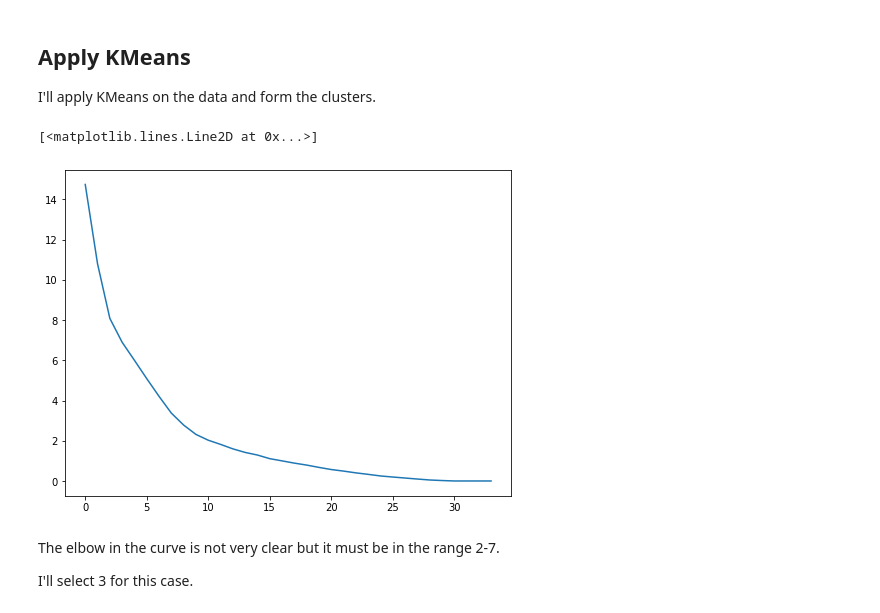
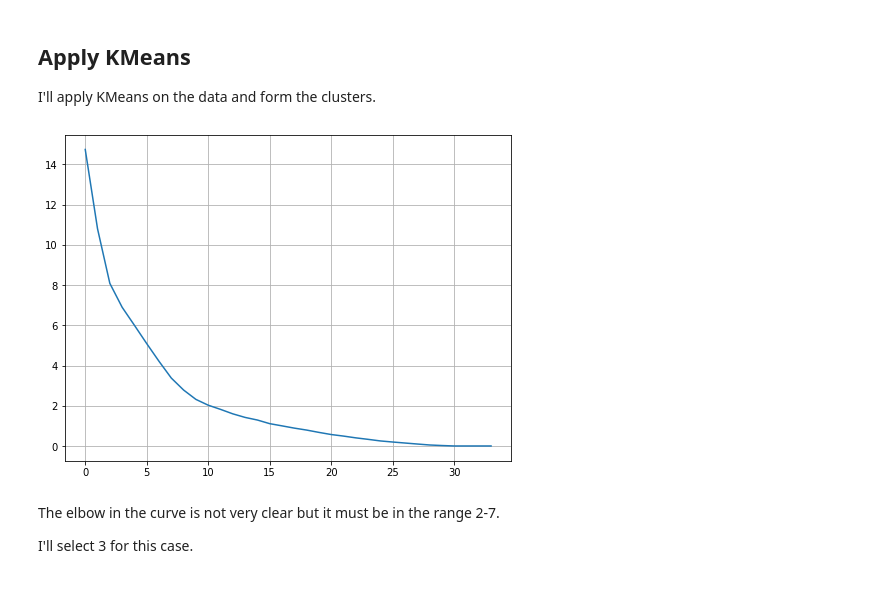
Before and after one commit to thilankam/MalariaAnalysis, a Jupyter notebook: Notebooks/Clustering countries.ipynb, the cells around one changed output. Drawn from its saved outputs; the diff is of its cells as text; code cells hidden in the pictures.

```diff
--- a/Notebooks/Clustering countries.ipynb
+++ b/Notebooks/Clustering countries.ipynb
@@ -36,16 +36,16 @@ I'll apply KMeans on the data and form the clusters.
 # %%
 inertia = []
 
 for cluster_count in range(1, malaria_deaths.shape[0]):
     kmeans = KMeans(cluster_count, init = 'k-means++', random_state = 42)
     kmeans.fit(malaria_deaths.iloc[:, 2:-2])
     inertia.append(kmeans.inertia_)
 
 plt.figure(figsize = (8, 6))
 plt.plot(inertia)
+plt.grid(True)
 # %% [output]
-[<matplotlib.lines.Line2D at 0x...>]
-[figure, old version]
+[figure, new version]
 # %% [markdown]
 The elbow in the curve is not very clear but it must be in the range 2-7.
 
```
Also changed, not shown: parts of 7 cells of this notebook.
